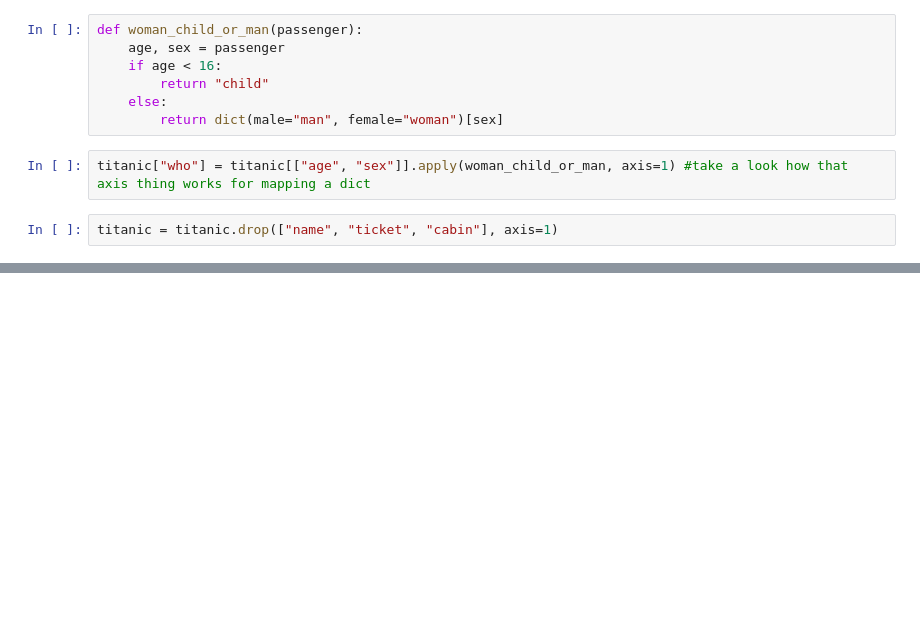
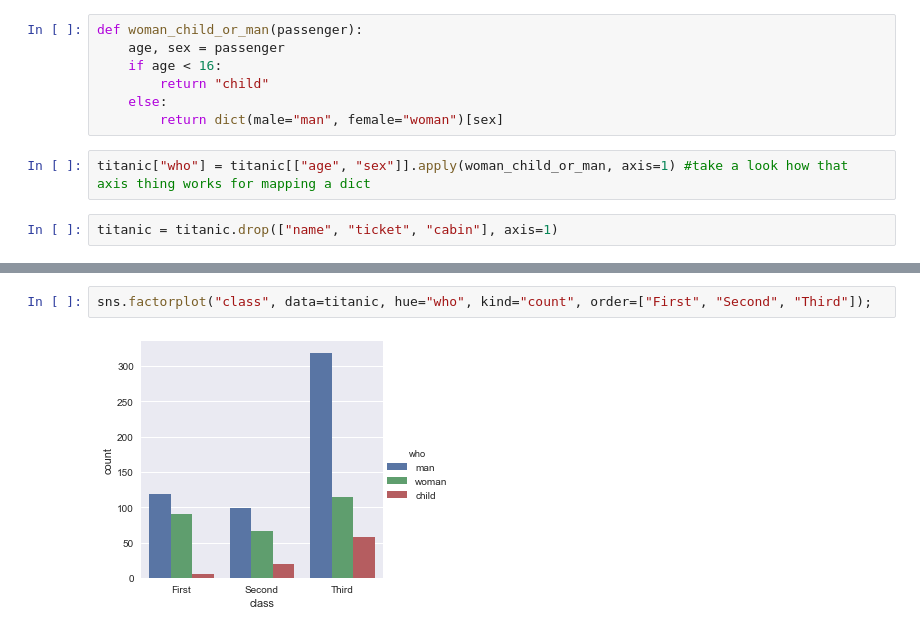
Before and after one commit to Koostb/Coursera_Python, a Jupyter notebook: 20170317 Variations on the Titanic Data Exploration.ipynb, the cells around one changed output, grey strips where cells are left out. Cells and saved outputs as stored; diff of their text form; blank space fills up the shorter version.

```diff
--- a/20170317 Variations on the Titanic Data Exploration.ipynb
+++ b/20170317 Variations on the Titanic Data Exploration.ipynb
@@ -47,0 +56,4 @@ sns.factorplot("class", data=titanic, hue="sex", kind="count")
+# %%
+sns.factorplot("class", data=titanic, hue="who", kind="count", order=["First", "Second", "Third"]);
+# %% [output]
+[figure, added]
```
Also changed, not shown: parts of 6 cells of this notebook.
